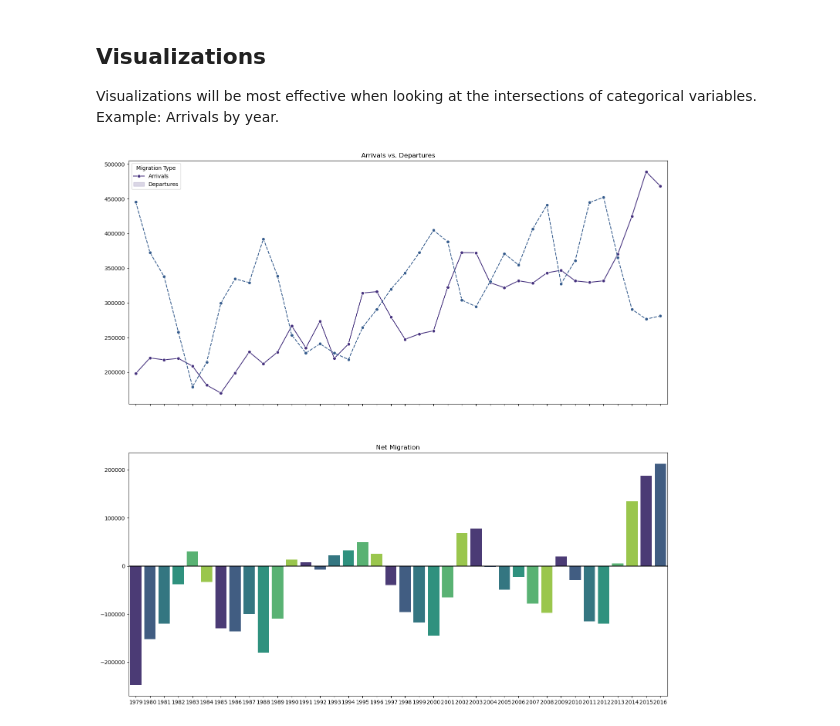
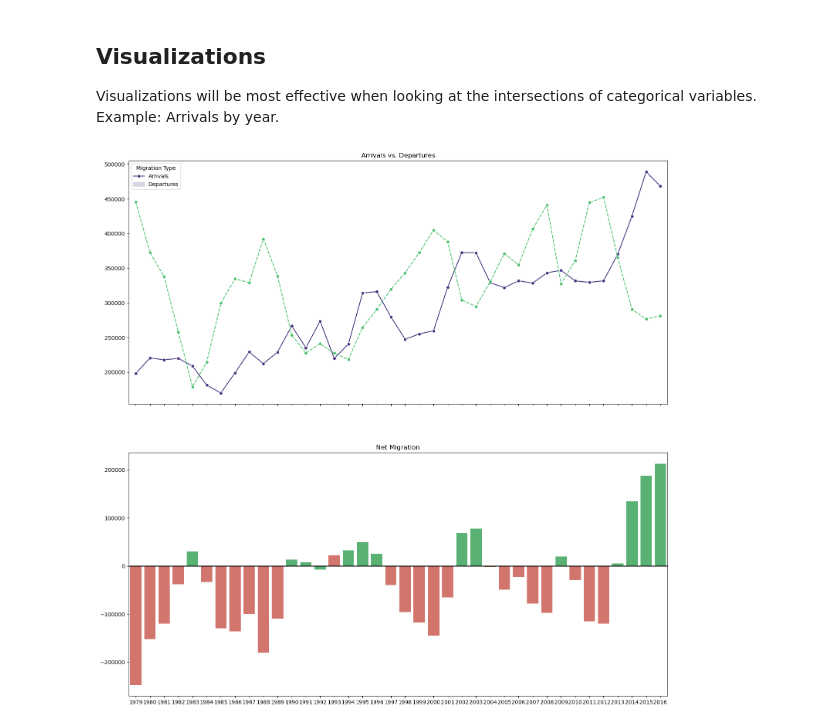
Before and after one commit to lammypi/Data-Science-Explorations, a Jupyter notebook: nz-migration-stats.ipynb, the cells around one changed output. Saved outputs shown, nothing was run; the diff lists cells and outputs as text; code cells hidden in the pictures.

Commit message:
Kaggle Notebook | NZ Migration Stats | Version 3

```diff
--- a/nz-migration-stats.ipynb
+++ b/nz-migration-stats.ipynb
@@ -177,28 +177,32 @@ for y in years:
     net_per_year.append(measurePerYear('Net', y))
 # %%
 ### Arrivals vs. Departures vs. Net
+# Special palette controls for net migration chart
+loss_colors = sns.color_palette('flare')
+colors = [loss_colors if x < 0 else palette for x in years]
+
 # Make subplots
 fig, (ax0, ax1) = plt.subplots(nrows=2, figsize = (18,18), sharex = True)
 
 # Plots
 sns.lineplot(data = [arrivals_per_year, departures_per_year],
              marker = "o",
              linestyle = 'dashed',
-             palette = [palette[0], palette[1]],
+             palette = [palette[0], palette[4]],
              ax = ax0)
 # Set the line chart title
 ax0.set_title('Arrivals vs. Departures')
 # Fix the legend
 ax0.legend(title = "Migration Type", labels = ['Arrivals', 'Departures'])
 
 # Centered barplot
-sns.barplot(x=years, y=net_per_year, palette=palette, ax=ax1)
+sns.barplot(x=years, y=net_per_year, palette=[loss_colors[1] if y < 0 else palette[4] for y in net_per_year], ax=ax1)
 # Center the axis
 ax1.axhline(0, color = "black")
 # Set the title for the barplot
 ax1.set_title("Net Migration")
 
 # View
 fig.show()
 # %% [output]
-[figure, old version]
+[figure, new version]
```
Also changed, not shown: parts of 2 cells of this notebook.
